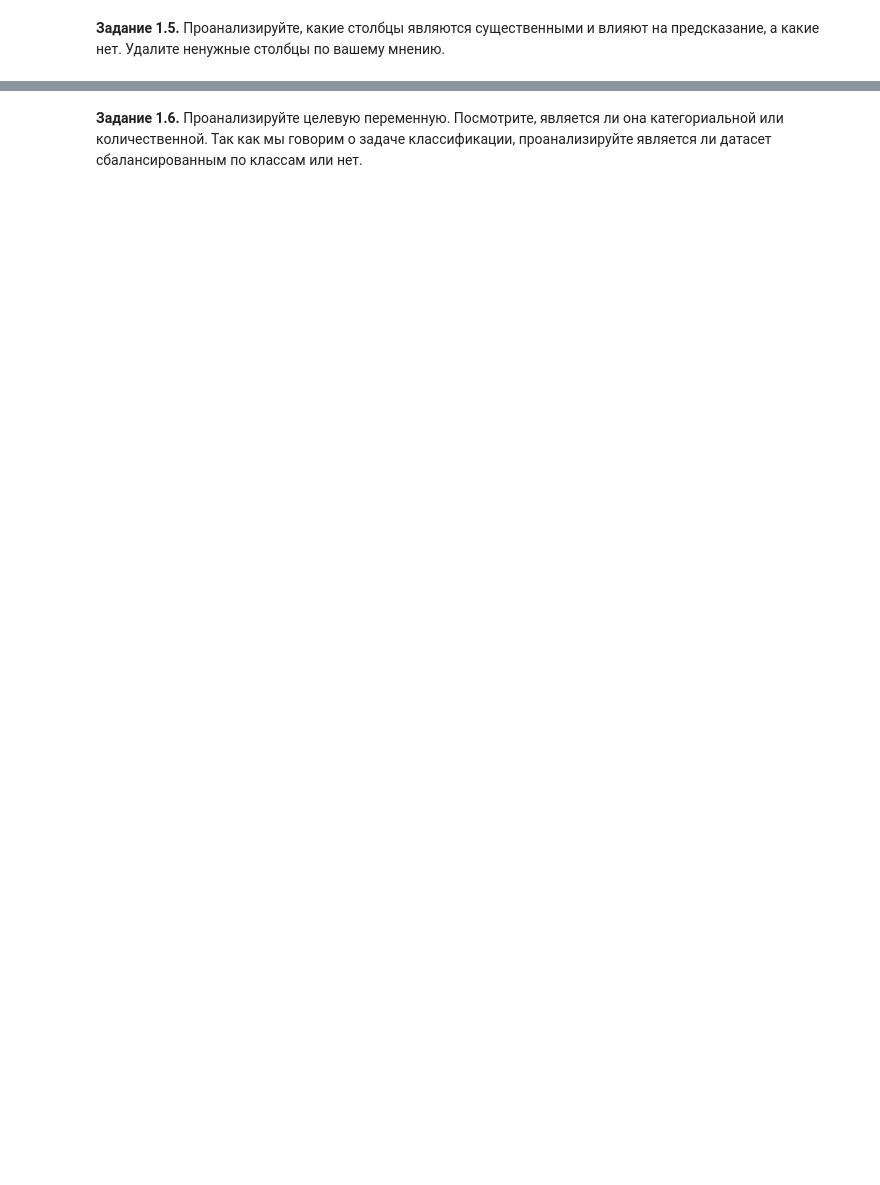
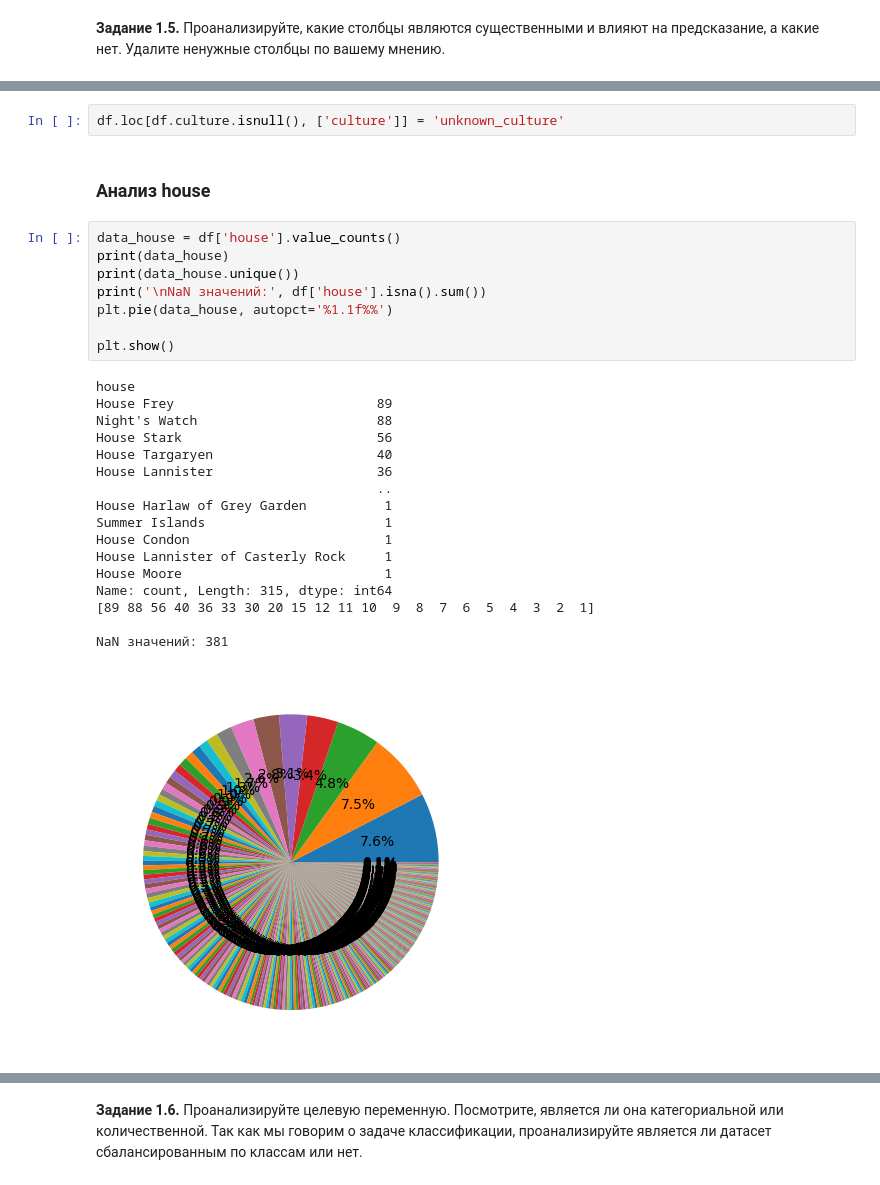
Before and after one commit to episode16/Py, a Jupyter notebook: DLS_mipt/game_of_thrones_hw1/hw_1_game_of_thrones_ipynb.ipynb, the cells around one changed output, grey strips where cells are left out. Saved outputs shown, nothing was run; the diff lists cells and outputs as text; blank space fills up the shorter version.

```diff
--- a/DLS_mipt/game_of_thrones_hw1/hw_1_game_of_thrones_ipynb.ipynb
+++ b/DLS_mipt/game_of_thrones_hw1/hw_1_game_of_thrones_ipynb.ipynb
@@ -276,0 +382,30 @@ data.drop(columns=[...], inplace = True)
+# %%
+df.loc[df.culture.isnull(), ['culture']] = 'unknown_culture'
+# %% [markdown]
+### Анализ house
+# %%
+data_house = df['house'].value_counts()
+print(data_house)
+print(data_house.unique())
+print('\nNaN значений:', df['house'].isna().sum())
+plt.pie(data_house, autopct='%1.1f%%')
+
+plt.show()
+# %% [output]
+house
+House Frey                          89
+Night's Watch                       88
+House Stark                         56
+House Targaryen                     40
+House Lannister                     36
+                                    ..
+House Harlaw of Grey Garden          1
+Summer Islands                       1
+House Condon                         1
+House Lannister of Casterly Rock     1
+House Moore                          1
+Name: count, Length: 315, dtype: int64
+[89 88 56 40 36 33 30 20 15 12 11 10  9  8  7  6  5  4  3  2  1]
+
+NaN значений: 381
+[figure, added]
```
Also changed, not shown: parts of 84 cells of this notebook.
